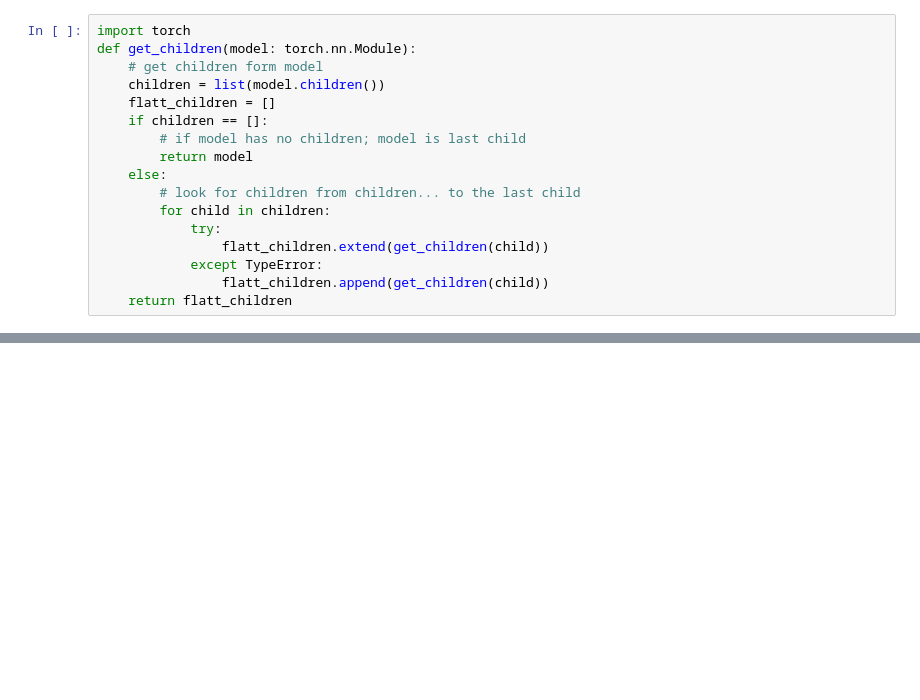
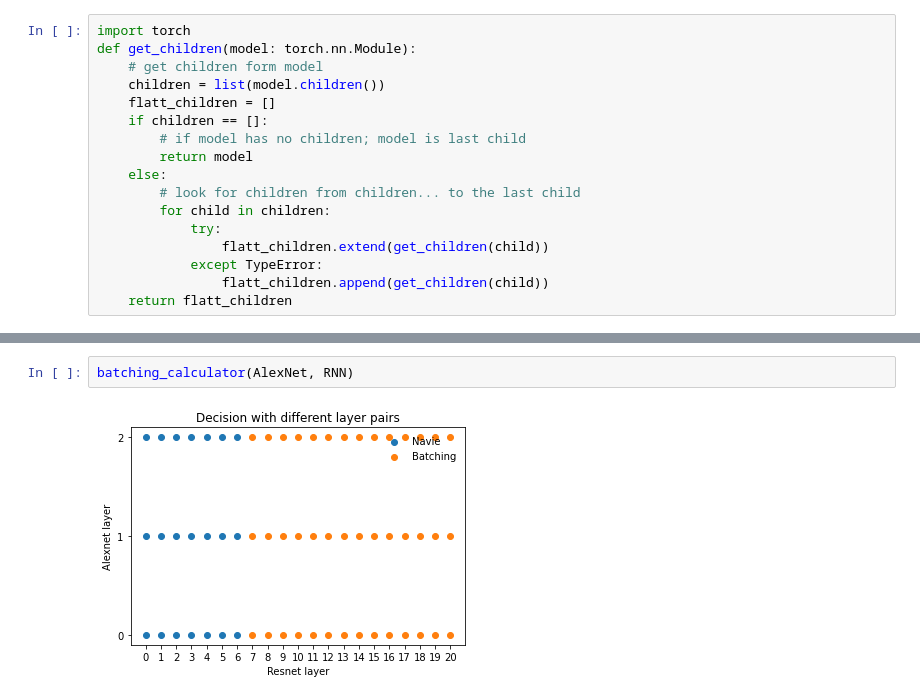
Before and after one commit to s094392/nsys_pytorch, a Jupyter notebook: Scheduler.ipynb, the cells around one changed output, grey strips where cells are left out. Drawn from its saved outputs; the diff is of its cells as text; blank space fills up the shorter version.

```diff
--- a/Scheduler.ipynb
+++ b/Scheduler.ipynb
@@ -84,0 +301,4 @@ Move on layer will be faster 6
+# %%
+batching_calculator(AlexNet, RNN)
+# %% [output]
+[figure, added]
```
Also changed, not shown: parts of 17 cells of this notebook.
